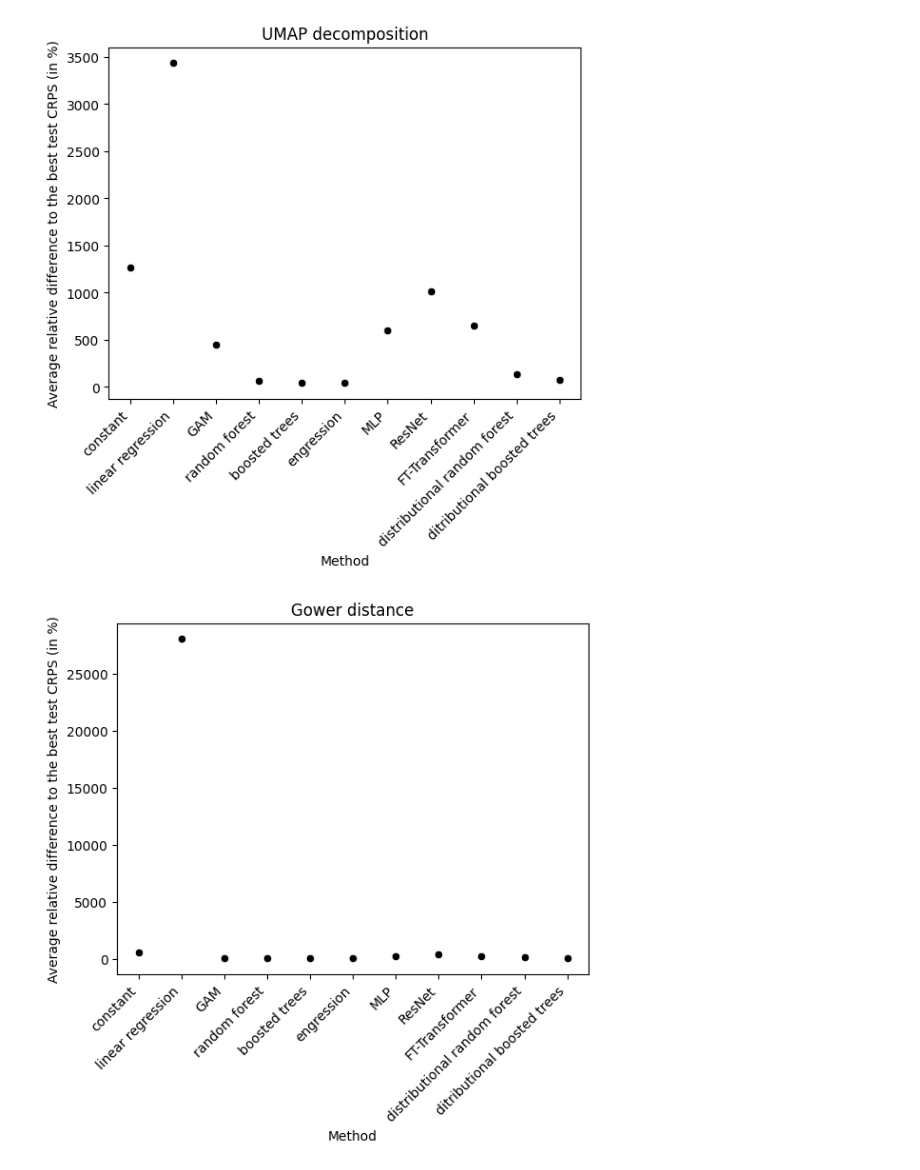
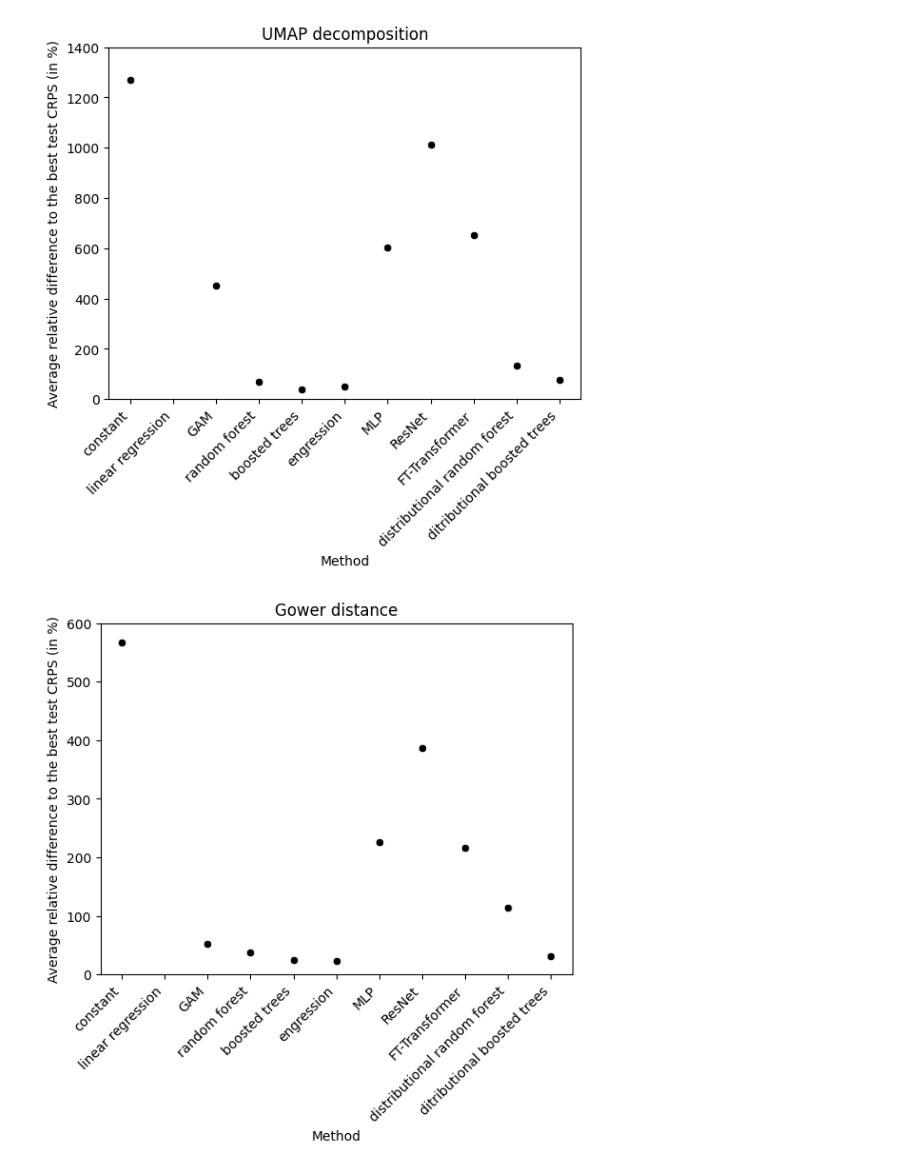
Before and after one commit to mmaninetti/ML_models_for_extrapolation, a Jupyter notebook: NUMERICAL AND CATEGORICAL FEATURES/REGRESSION/CRPS/analysis_relative_differences.ipynb, the cells around one changed output. Saved outputs shown, nothing was run; the diff lists cells and outputs as text; code cells hidden in the pictures.

```diff
--- a/NUMERICAL AND CATEGORICAL FEATURES/REGRESSION/CRPS/analysis_relative_differences.ipynb
+++ b/NUMERICAL AND CATEGORICAL FEATURES/REGRESSION/CRPS/analysis_relative_differences.ipynb
@@ -104,6 +105,7 @@ sns.scatterplot(data=result_df, x='Method', y='Mean', color='black')
 
 # Removing the ylabel
 plt.ylabel('Average relative difference to the best test CRPS (in %)')
+plt.ylim(0, 1400)
 
 # Adding labels and title
 plt.xlabel('Method')
@@ -123,7 +125,7 @@ plt.savefig('PICTURES/umap_decomposition_CRPS_num_and_cat_features_relative_diff
 
 plt.show()
 # %% [output]
-[figure, old version]
+[figure, new version]
 # %%
 import os
 import pandas as pd
@@ -155,34 +157,35 @@ method_order = ['constant', 'linear_regression', 'GAM', 'rf', 'boosted_trees', '
 result_df['Method'] = pd.Categorical(result_df['Method'], categories=method_order, ordered=True)
 
 # Sort the dataframe by the reordered method column
 result_df.sort_values('Method', inplace=True)
 
 result_df['Method'] = result_df['Method'].replace({'rf': 'random forest', 'drf': 'distributional random forest','boosted_trees': 'boosted trees','distributional_boosted_trees': 'ditributional boosted trees', 'linear_regression': 'linear regression', 'FTTrans': 'FT-Transformer'})
 result_df['Mean'] = 100*result_df['Mean']
 
 # Plot the scatterplot
 sns.scatterplot(data=result_df, x='Method', y='Mean', color='black')
 
 # Removing the ylabel
 plt.ylabel('Average relative difference to the best test CRPS (in %)')
+plt.ylim(0, 600)
 
 # Adding labels and title
 plt.xlabel('Method')
 plt.title('Gower distance')
 # Rotating x-axis labels vertically
 plt.xticks(rotation=45, ha='right')
 
 # Set the figure size
 fig = plt.gcf()  # Get the current figure
 fig_size = fig.get_size_inches()  # Get the size of the figure
 
 # Save the plot
 os.makedirs('PICTURES', exist_ok=True)
 plt.savefig('PICTURES/gower_CRPS_num_and_cat_features_relative_differences.png', bbox_inches=Bbox([[0,-1.5], [fig_size[0], fig_size[1]]]))
 
 plt.show()
 # %% [output]
-[figure, old version]
+[figure, new version]
 # %%
 # Plotting the average test accuracy for all extrapolation methods
 import os
```
Also changed, not shown: parts of 2 cells of this notebook, 5 other files.
